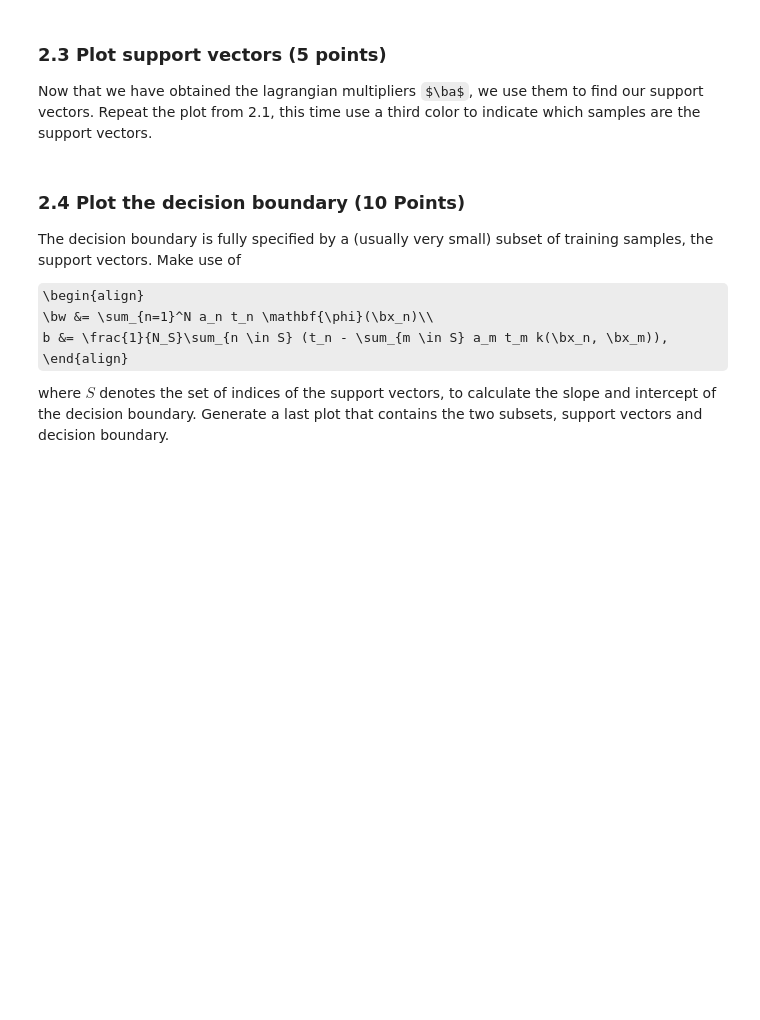
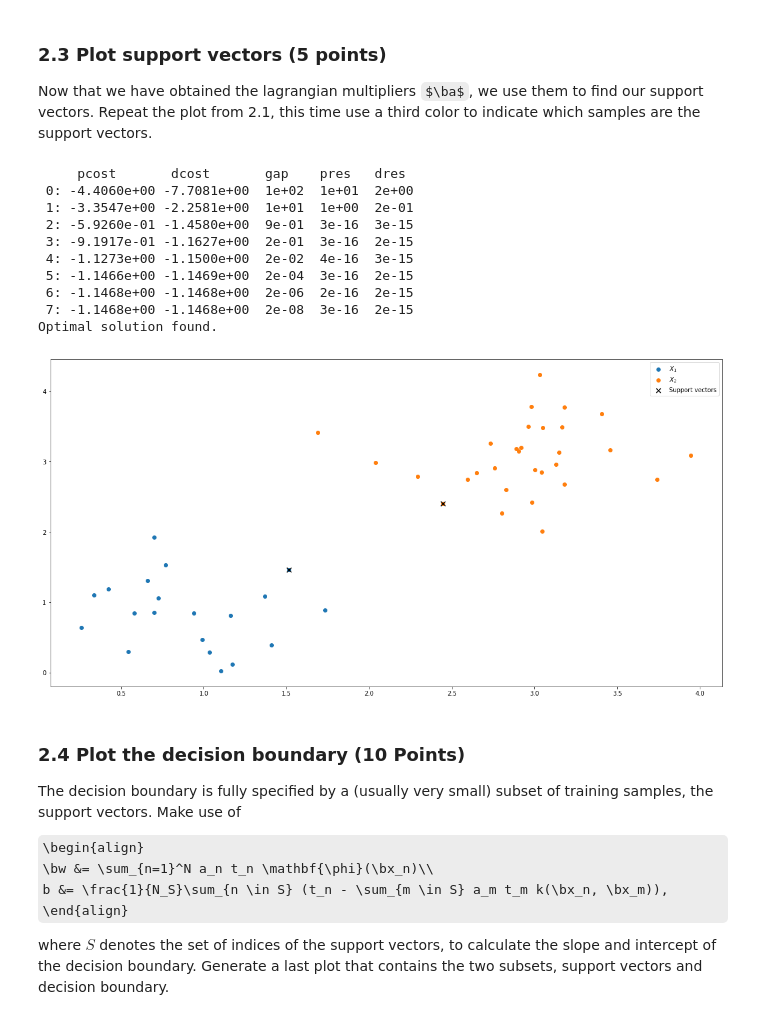
Before and after one commit to Kalsir/ml1_lab3, a Jupyter notebook: 11025352_11924462_lab3.ipynb, the cells around one changed output. Cells and saved outputs as stored; diff of their text form; code cells hidden in the pictures; some formulas as TeX source; blank space fills up the shorter version.

```diff
--- a/11025352_11924462_lab3.ipynb
+++ b/11025352_11924462_lab3.ipynb
@@ -383,3 +390,11 @@ def create_X_and_t(X1, X2):
+# %%
+def create_X_and_t(X1, X2):
+    N1 = X1.shape[0]
+    N2 = X2.shape[0]
+
+    X = np.vstack((X1, X2))
+    t = np.hstack((np.full(N1, -1), np.full(N2, 1)))
+    return X, t
 # %%
 ### Test your function
 dim = 2
@@ -425,8 +440,7 @@ This takes the form of a quadratic programming problem in which we optimize a qu
 a) (5 points) In this example we will use a linear kernel $k(\bx, \bx') = \bx^T\bx'$. Write a function `computeK(X)` that computes the kernel matrix $K$ for the 2D dataset $X$.
 # %%
 def computeK(X):
-    # YOUR CODE HERE
-    raise NotImplementedError()
+    K = X @ X.T
 
     return K
 # %%
@@ -488,10 +502,18 @@ b) (10 points) Write a function `compute_multipliers(X, t)` that solves the quad
 import cvxopt
 
 def compute_multipliers(X, t):
-    # YOUR CODE HERE
-    raise NotImplementedError()
+    N = X.shape[0]
 
+    Xprime = (X.T * t).T
+
+    K = computeK(Xprime)
+    q = cvxopt.matrix(-np.ones(N, dtype=float))
+    G = cvxopt.matrix(-np.eye(N, dtype=float))
+    h = cvxopt.matrix(np.zeros(N, dtype=float))
+    A = cvxopt.matrix(np.array([t], dtype=float))
+    b = cvxopt.matrix(np.zeros(1, dtype=float))
     P = cvxopt.matrix(K)
+
     sol = cvxopt.solvers.qp(P, q, G, h, A, b)
     a = np.array(sol['x'])
     return a
@@ -514,3 +542,32 @@ raise NotImplementedError()
+# %%
+X, t = create_X_and_t(X1, X2)
+
+a = compute_multipliers(X, t)
+
+eps = 1E-3
+
+S = [i for i in range(X.shape[0]) if a[i] >= eps or a[i] <= -eps]
+support_vectors = X[S, :]
+
+plt.scatter(X1[:, 0], X1[:, 1], label='$X_1$')
+plt.scatter(X2[:, 0], X2[:, 1], label='$X_2$')
+
+plt.scatter(support_vectors[:, 0], support_vectors[:, 1], label='Support vectors', c='black', marker='x', s=60)
+plt.legend()
+
+plt.show()
+# %% [output]
+     pcost       dcost       gap    pres   dres
+ 0: -4.4060e+00 -7.7081e+00  1e+02  1e+01  2e+00
+ 1: -3.3547e+00 -2.2581e+00  1e+01  1e+00  2e-01
+ 2: -5.9260e-01 -1.4580e+00  9e-01  3e-16  3e-15
+ 3: -9.1917e-01 -1.1627e+00  2e-01  3e-16  2e-15
+ 4: -1.1273e+00 -1.1500e+00  2e-02  4e-16  3e-15
+ 5: -1.1466e+00 -1.1469e+00  2e-04  3e-16  2e-15
+ 6: -1.1468e+00 -1.1468e+00  2e-06  2e-16  2e-15
+ 7: -1.1468e+00 -1.1468e+00  2e-08  3e-16  2e-15
+Optimal solution found.
+[figure, added]
 # %% [markdown]
 ### 2.4 Plot the decision boundary (10 Points)
 The decision boundary is fully specified by a (usually very small) subset of training samples, the support vectors. Make use of
```
Also changed, not shown: parts of 14 cells of this notebook.
